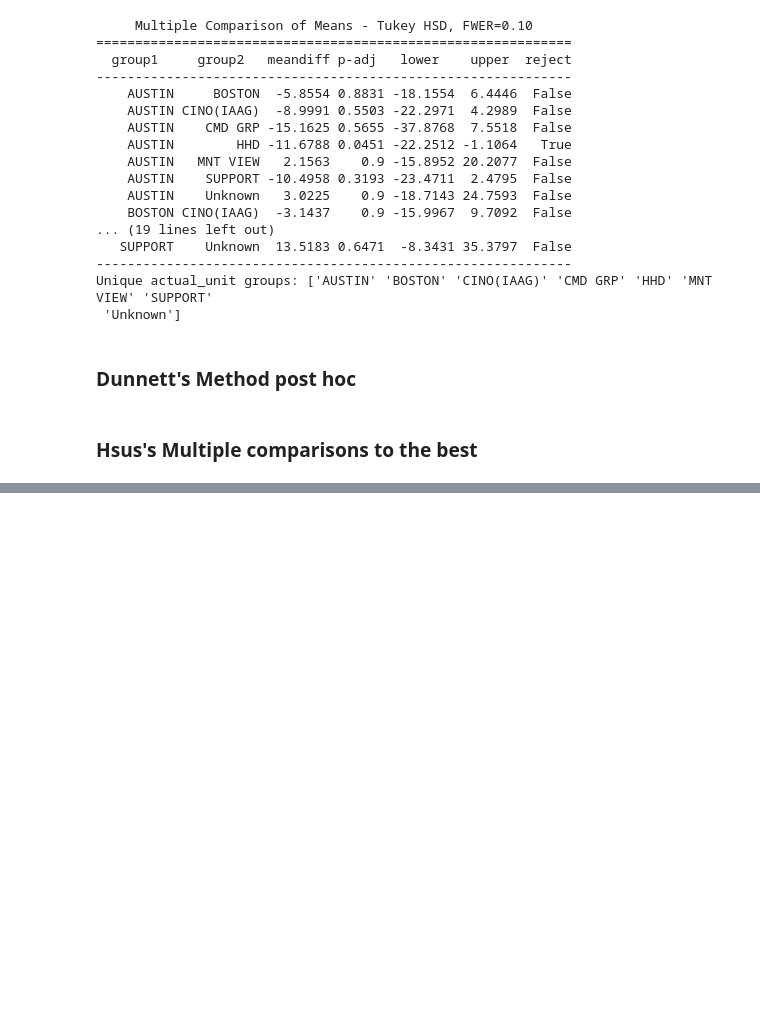
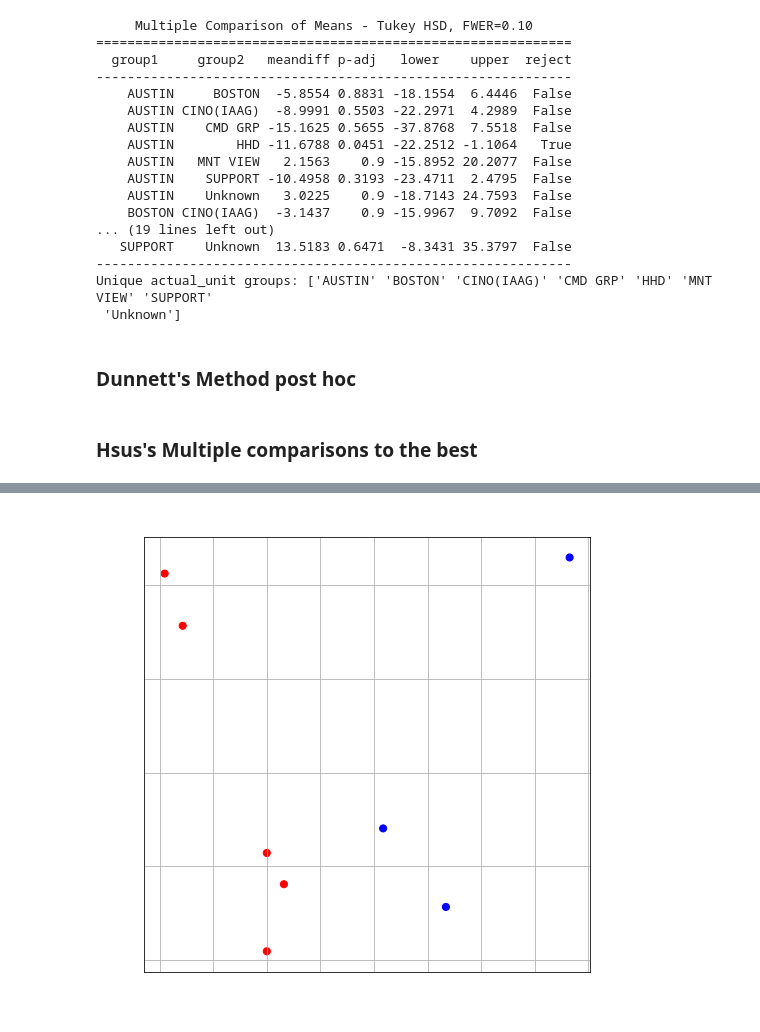
Before and after one commit to sstarr1879/readiness_score, a Jupyter notebook: multicomparison.ipynb, the cells around one changed output, grey strips where cells are left out. Drawn from its saved outputs; the diff is of its cells as text; code cells hidden in the pictures; blank space fills up the shorter version.

```diff
--- a/multicomparison.ipynb
+++ b/multicomparison.ipynb
@@ -313,0 +384,2 @@ Unique actual_unit groups: ['AUSTIN' 'BOSTON' 'CINO(IAAG)' 'CMD GRP' 'HHD' 'MNT
+# %%
+x = StandardScaler().fit_transform(metrics_frame_subset_grouped[metrics_frame_subset_grouped.columns[1:]])
@@ -313,0 +433,41 @@ Unique actual_unit groups: ['AUSTIN' 'BOSTON' 'CINO(IAAG)' 'CMD GRP' 'HHD' 'MNT
+# %%
+clusterer = KMeans(n_clusters=Optimal_NumberOf_Components)
+preds = clusterer.fit_predict(metrics_frame_subset_grouped[metrics_frame_subset_grouped.columns[1:]])
+metrics_frame_subset_grouped['cluster'] = preds
+# %%
+pca = PCA(n_components=2)
+principalComponents = pca.fit_transform(x)
+principalDf = pd.DataFrame(data = principalComponents
+             , columns = ['principal component 1', 'principal component 2'])
+# %%
+fig = plt.figure(figsize = (8,8))
+ax = fig.add_subplot(1,1,1)
+ax.set_xlabel('Principal Component 1', fontsize = 15)
+ax.set_ylabel('Principal Component 2', fontsize = 15)
+ax.set_title('2 component PCA', fontsize = 20)
+#targets = ['Iris-setosa', 'Iris-versicolor', 'Iris-virginica']
+#colors = ['r', 'g', 'b','y']
+#for target, color in zip(targets,colors):
+#indicesToKeep = finalDf['week'] == target
+#finalDf.loc[finalDf.week, 'principal component 1']
+            #   , finalDf.loc[finalDf.week, 'principal component 2']
+
+LABEL_COLOR_MAP = {0 : 'r',
+               1 : 'b',
+               2:'g',
+               3:'y'
+               }
+
+label_color = [LABEL_COLOR_MAP[l] for l in metrics_frame_subset_grouped.cluster]
+ax.xaxis.label.set_color('white')
+ax.yaxis.label.set_color('white')
+ax.title.set_color('white')
+ax.tick_params(axis='x', colors='white')
+ax.tick_params(axis='y', colors='white')
+ax.scatter(principalDf['principal component 1']
+               ,principalDf['principal component 2']
+               , s = 50, c=label_color)
+#ax.legend(targets)
+ax.grid()
+# %% [output]
+[figure, added]
```
Also changed, not shown: parts of 12 cells of this notebook.
